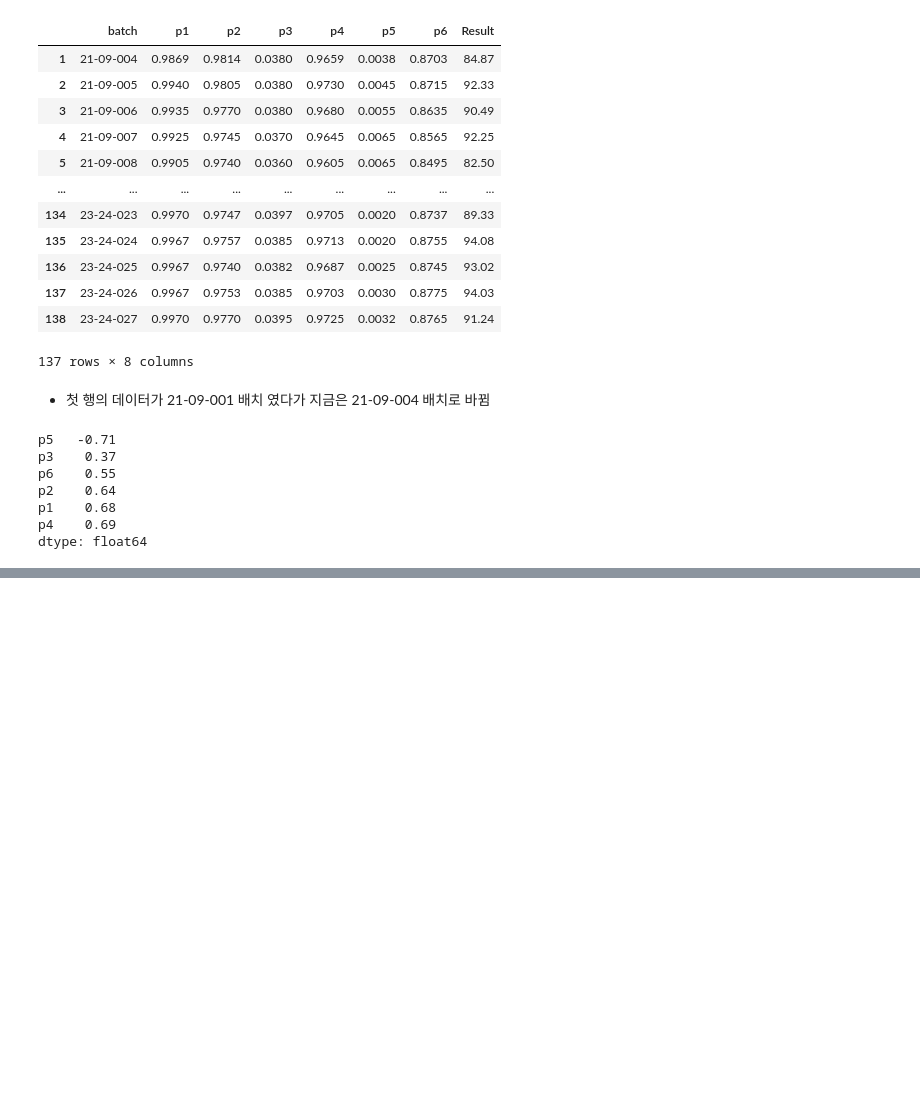
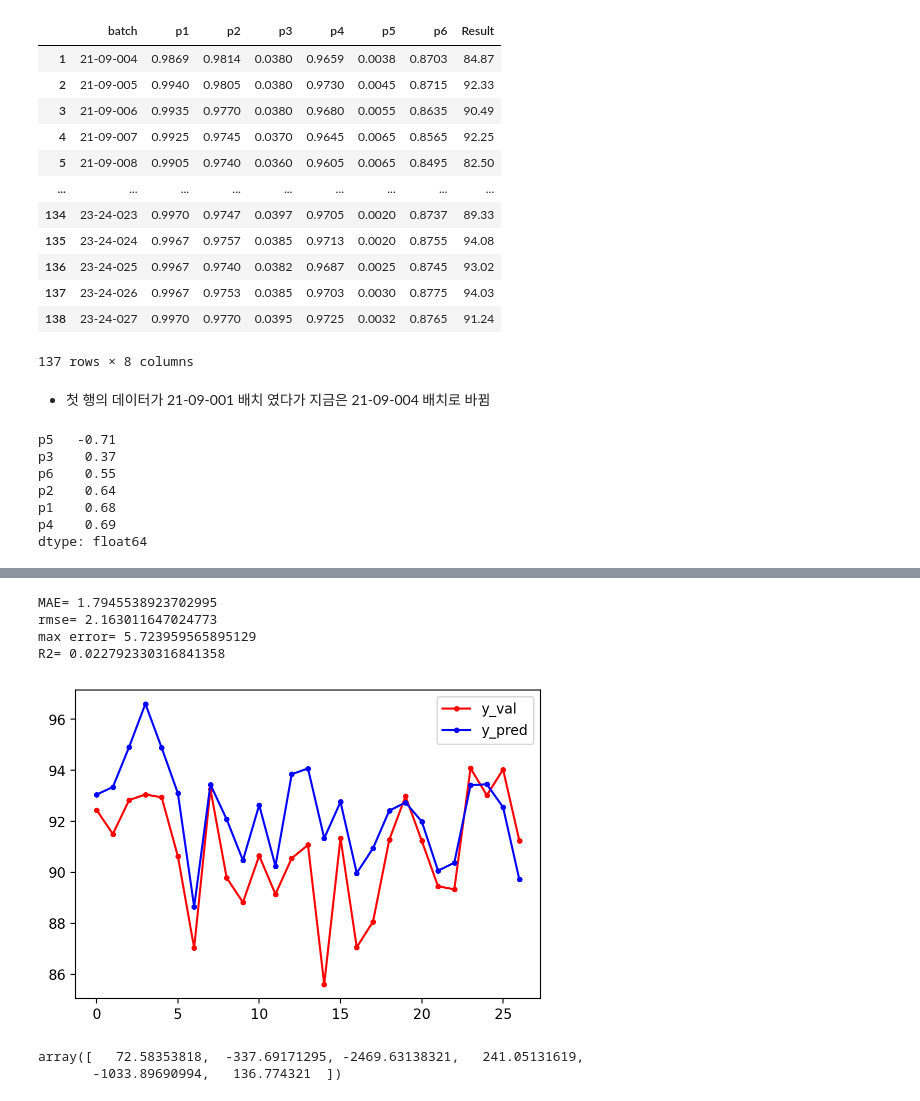
Before and after one commit to imbiotech/skbtML, a Jupyter notebook: k_pda_gmp_w_s.ipynb, the cells around one changed output, grey strips where cells are left out. Saved outputs shown, nothing was run; the diff lists cells and outputs as text; code cells hidden in the pictures; blank space fills up the shorter version.

```diff
--- a/k_pda_gmp_w_s.ipynb
+++ b/k_pda_gmp_w_s.ipynb
@@ -543,0 +619,40 @@ dtype: float64
+# %%
+# 테스트 데이터 (X_val) 및 테스트 결과 (y_val)지정
+X_val = ipc_df_val[features]
+y_val = ipc_df_val["Result"]
+
+
+# y_val의 index 초기화
+y_val.reset_index(drop=True,inplace=True)
+# %%
+# 선형 회귀 함수를 호출하고 lin이라는 변수로 지정
+from sklearn.linear_model import LinearRegression
+lin = LinearRegression()
+
+
+# 훈련 데이터 및 결과 (X_train, y_train)를 사용하여 선형 회귀 fitting 진행
+lin.fit(X_train,y_train)
+
+
+# fitting 된 모델에 테스트 데이터 (X_val)를 적용하여 예측 결과 (y_pred) 적용
+y_pred = lin.predict(X_val)
+# %%
+# 예측 결과 (y_pred)와 테스트 결과 (y_val)을 비교하기 위한 함수 생성
+from sklearn.metrics import mean_squared_error, mean_absolute_error, r2_score
+import numpy as np
+
+
+# 테스트 결과 (y_val)와 예측 결과 (y_pred)를 사용한 선형 회귀 모델 평가
+def show_regression_result(y_val, y_pred, N=100):
+    plt.rc('figure', figsize=(6,4)) # 그래프의 사이즈를 6 X 4 로 지정
+    error = y_pred - y_val # y_pred와 y_val의 차이를 편차 (error)로 지정
+    print("MAE=", mean_absolute_error(y_true=y_val,y_pred=y_pred)) # MAE 계산 및 출력
+    print("rmse=", mean_squared_error(y_true=y_val,y_pred=y_pred)**0.5) # RMSE 계산 및 출력
+    print("max error=", max(abs(error))) # Max Error 계산 및 출력
+    print("R2=",r2_score(y_val, y_pred)) # R-Squared 계산 및 출력
+
+    if N > 0:
+      plt.plot(y_val[:N], 'r.-', label='y_val')
+      plt.plot(y_pred[:N], 'b.-', label='y_pred')
+      plt.legend()
+      plt.show()
@@ -543,0 +672,13 @@ dtype: float64
+# %%
+show_regression_result(y_val, y_pred, 1000)
+# %% [output]
+MAE= 1.7945538923702995
+rmse= 2.163011647024773
+max error= 5.723959565895129
+R2= 0.022792330316841358
+[figure, added]
+# %%
+lin.coef_
+# %% [output]
+array([   72.58353818,  -337.69171295, -2469.63138321,   241.05131619,
+       -1033.89690994,   136.774321  ])
```
Also changed, not shown: parts of 12 cells of this notebook.
